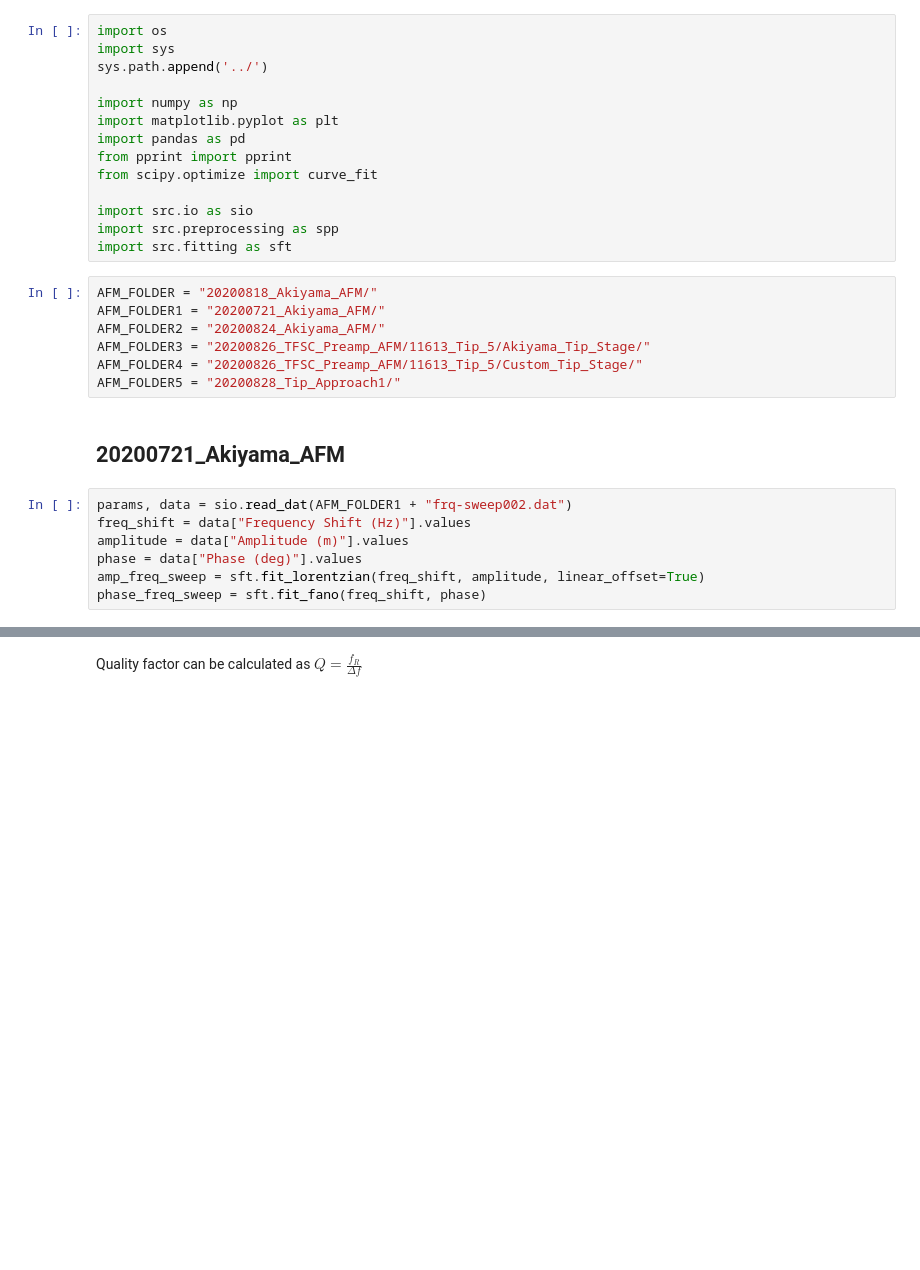
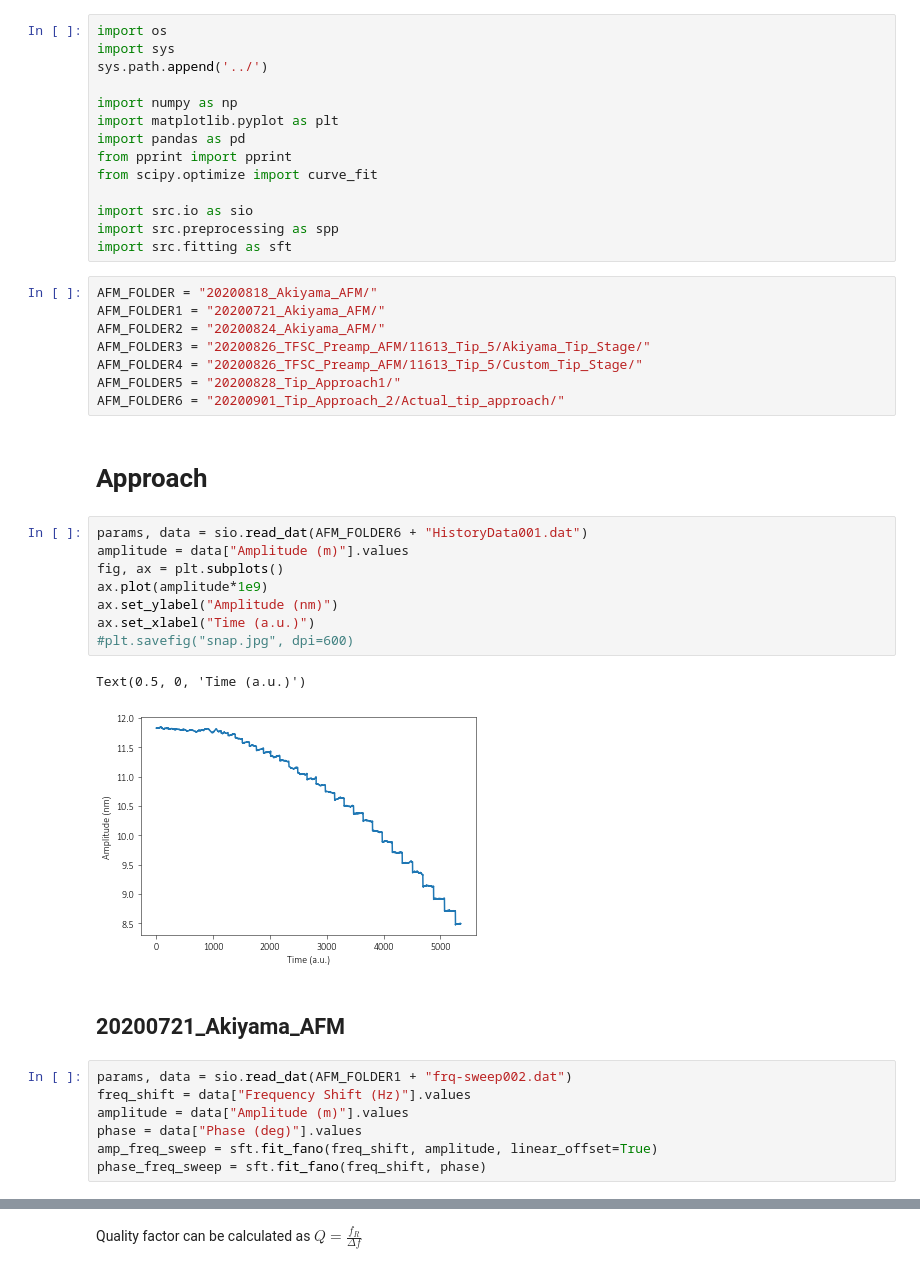
Before and after one commit to dineshpinto/qudi-hira-analysis, a Jupyter notebook: develop/20200818_Akiyama_AFM.ipynb, the cells around one changed output, grey strips where cells are left out. Saved outputs shown, nothing was run; the diff lists cells and outputs as text; blank space fills up the shorter version.

Commit message:
Approaching sample

```diff
--- a/develop/20200818_Akiyama_AFM.ipynb
+++ b/develop/20200818_Akiyama_AFM.ipynb
@@ -19,6 +19,20 @@ AFM_FOLDER2 = "20200824_Akiyama_AFM/"
 AFM_FOLDER3 = "20200826_TFSC_Preamp_AFM/11613_Tip_5/Akiyama_Tip_Stage/"
 AFM_FOLDER4 = "20200826_TFSC_Preamp_AFM/11613_Tip_5/Custom_Tip_Stage/"
 AFM_FOLDER5 = "20200828_Tip_Approach1/"
+AFM_FOLDER6 = "20200901_Tip_Approach_2/Actual_tip_approach/"
+# %% [markdown]
+# Approach
+# %%
+params, data = sio.read_dat(AFM_FOLDER6 + "HistoryData001.dat")
+amplitude = data["Amplitude (m)"].values
+fig, ax = plt.subplots()
+ax.plot(amplitude*1e9)
+ax.set_ylabel("Amplitude (nm)")
+ax.set_xlabel("Time (a.u.)")
+#plt.savefig("snap.jpg", dpi=600)
+# %% [output]
+Text(0.5, 0, 'Time (a.u.)')
+[figure, added]
 # %% [markdown]
 ## 20200721_Akiyama_AFM
 # %%
@@ -26,7 +40,7 @@ params, data = sio.read_dat(AFM_FOLDER1 + "frq-sweep002.dat")
 freq_shift = data["Frequency Shift (Hz)"].values
 amplitude = data["Amplitude (m)"].values
 phase = data["Phase (deg)"].values
-amp_freq_sweep = sft.fit_lorentzian(freq_shift, amplitude, linear_offset=True)
+amp_freq_sweep = sft.fit_fano(freq_shift, amplitude, linear_offset=True)
 phase_freq_sweep = sft.fit_fano(freq_shift, phase)
 # %%
 %matplotlib inline
```
Also changed, not shown: parts of 4 cells of this notebook, 2 other files.
